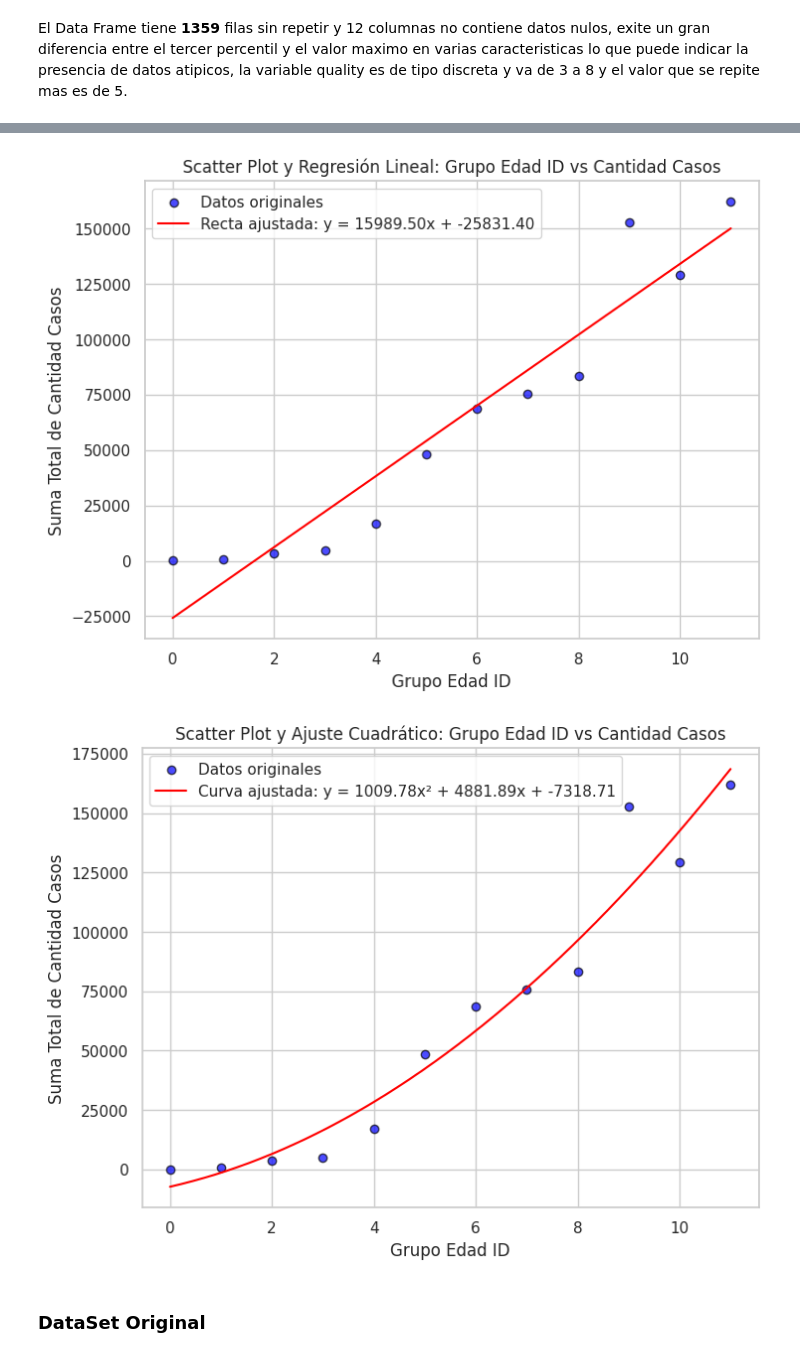
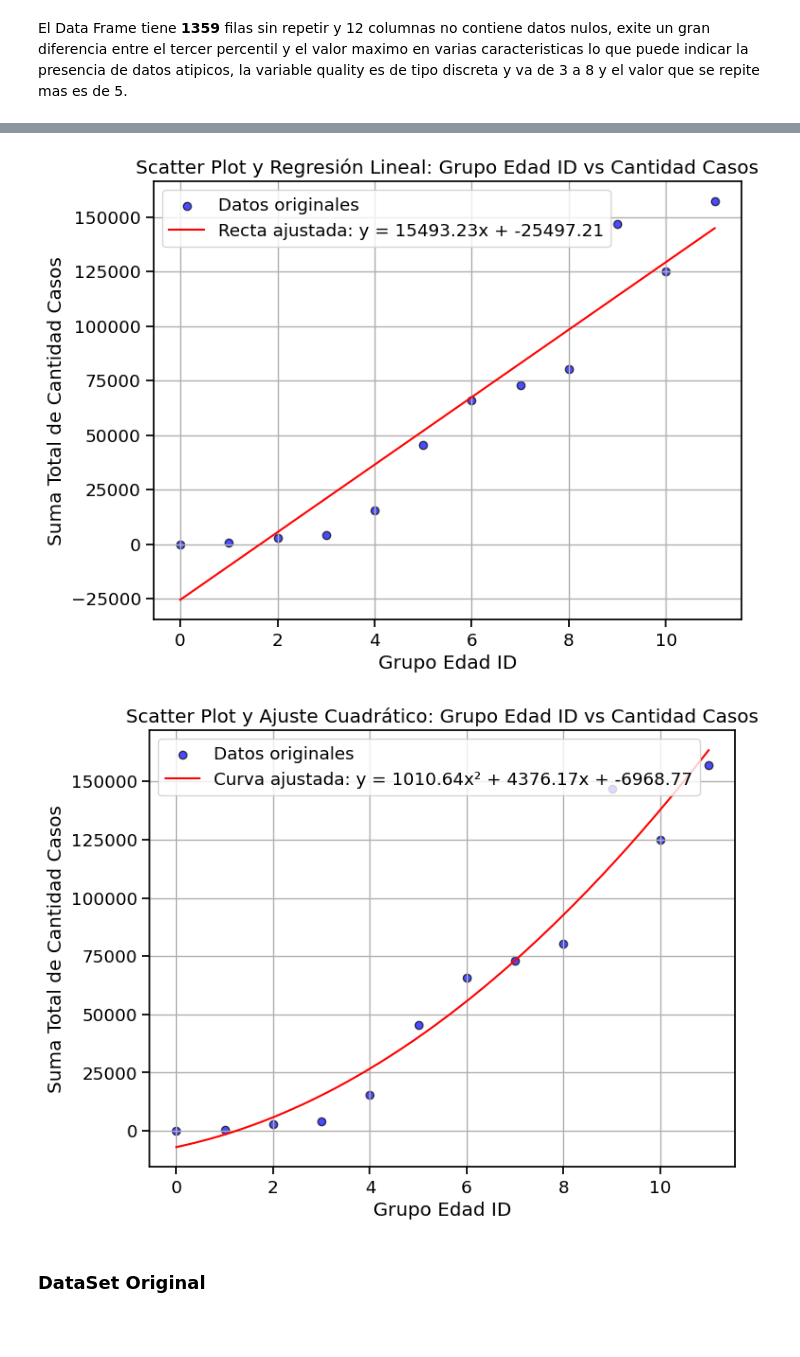
Before and after one commit to migue212852/SistemaSalud, a Jupyter notebook: Análisis_Casos_de_Dengue_en_Arg.ipynb, the cells around one changed output, grey strips where cells are left out. Cells and saved outputs as stored; diff of their text form; code cells hidden in the pictures; blank space fills up the shorter version.

```diff
--- a/Análisis_Casos_de_Dengue_en_Arg.ipynb
+++ b/Análisis_Casos_de_Dengue_en_Arg.ipynb
@@ -266,11 +283,11 @@ print("Registros duplicados encontrados:")
 display(duplicados)
 
 # Eliminar los registros duplicados
-df_update = df.drop_duplicates()
+df_up= df.drop_duplicates()
 
 # Mostrar el DataFrame actualizado
 print("\nDataFrame después de eliminar duplicados:")
-display(df_update)
+display(df_up)
 # %% [output]
 Registros duplicados encontrados:
 |  | departamento_id | departamento_nombre | provincia_id | provincia_nombre | anio | semanas_epidemiologicas | ... |
@@ -304,3 +321,7 @@ DataFrame después de eliminar duplicados:
 | 67821 | 35 | Patiño | 34 | Formosa | 2025 | 1 | ... |
 | 67822 | 84 | Rosario | 82 | Santa Fe | 2025 | 1 | ... |
 67784 rows × 10 columns
+# %%
+df_delete=df_up[(df_up['departamento_nombre']=='desconocido')|(df_up['departamento_nombre']=='*sin dato*')]
+print(df_delete.shape)
+display(df_delete)
@@ -306,0 +352,8 @@ DataFrame después de eliminar duplicados:
+# %%
+# Realizar un anti-merge para filtrar los registros que no están en `df_subgrupo`
+df_filtrado = df_up.merge(df_delete, how='left', indicator=True).query('_merge == "left_only"').drop('_merge', axis=1)
+
+# Mostrar el DataFrame filtrado
+print("DataFrame después de eliminar los registros del subgrupo:")
+print(df_filtrado.shape)
+print(df_up.shape)
@@ -410,6 +467,6 @@ y,x
 # %%
 # Agrupar por 'grupo_edad_id' y sumar los valores de 'cantidad_casos'
-data_grouped = df[df['grupo_edad_id'] <= 11].groupby('grupo_edad_id')['cantidad_casos'].sum()
+data_grouped = df_filtrado[df_filtrado['grupo_edad_id'] <= 11].groupby('grupo_edad_id')['cantidad_casos'].sum()
 
 # Extraer los valores para la regresión y scatter plot
 x = data_grouped.index  # Valores únicos de 'grupo_edad_id'
@@ -434,39 +491,39 @@ plt.legend()
 plt.grid(True)
 plt.show()
 # %% [output]
-[figure, old version]
+[figure, new version]
 # %%
 # Agrupar por 'grupo_edad_id' y sumar los valores de 'cantidad_casos'
-data_grouped = df[df['grupo_edad_id'] <= 11].groupby('grupo_edad_id')['cantidad_casos'].sum()
+data_grouped = df_filtrado[df_filtrado['grupo_edad_id'] <= 11].groupby('grupo_edad_id')['cantidad_casos'].sum()
 
 # Extraer los valores para el ajuste y scatter plot
 x = data_grouped.index  # Valores únicos de 'grupo_edad_id'
 y = data_grouped.values  # Suma total de 'cantidad_casos' por grupo_edad_id
 
 # Realizar ajuste cuadrático
 coef = np.polyfit(x, y, 2)  # Ajustar un polinomio de grado 2
 poly2d_fn = np.poly1d(coef)  # Crear la función de la curva ajustada
 
 # Graficar los datos originales (scatter plot)
 plt.figure(figsize=(8, 6))
 plt.scatter(x, y, color='blue', alpha=0.7, edgecolors='black', label='Datos originales')
 
 # Generar valores para la curva ajustada
 x_curve = np.linspace(min(x), max(x), 500)  # Valores uniformemente espaciados en el rango de x
 y_curve = poly2d_fn(x_curve)  # Calcular los valores de y usando el polinomio ajustado
 
 # Graficar la curva ajustada
 plt.plot(x_curve, y_curve, color='red', label=f'Curva ajustada: y = {coef[0]:.2f}x² + {coef[1]:.2f}x + {coef[2]:.2f}')
 
 # Añadir etiquetas, título y leyenda
 plt.title('Scatter Plot y Ajuste Cuadrático: Grupo Edad ID vs Cantidad Casos')
 plt.xlabel('Grupo Edad ID')
 plt.ylabel('Suma Total de Cantidad Casos')
 plt.legend()
 plt.grid(True)
 plt.show()
 # %% [output]
-[figure, old version]
+[figure, new version]
 # %% [markdown]
 ### DataSet Original
 # %% [markdown]
```
Also changed, not shown: parts of 13 cells of this notebook.
